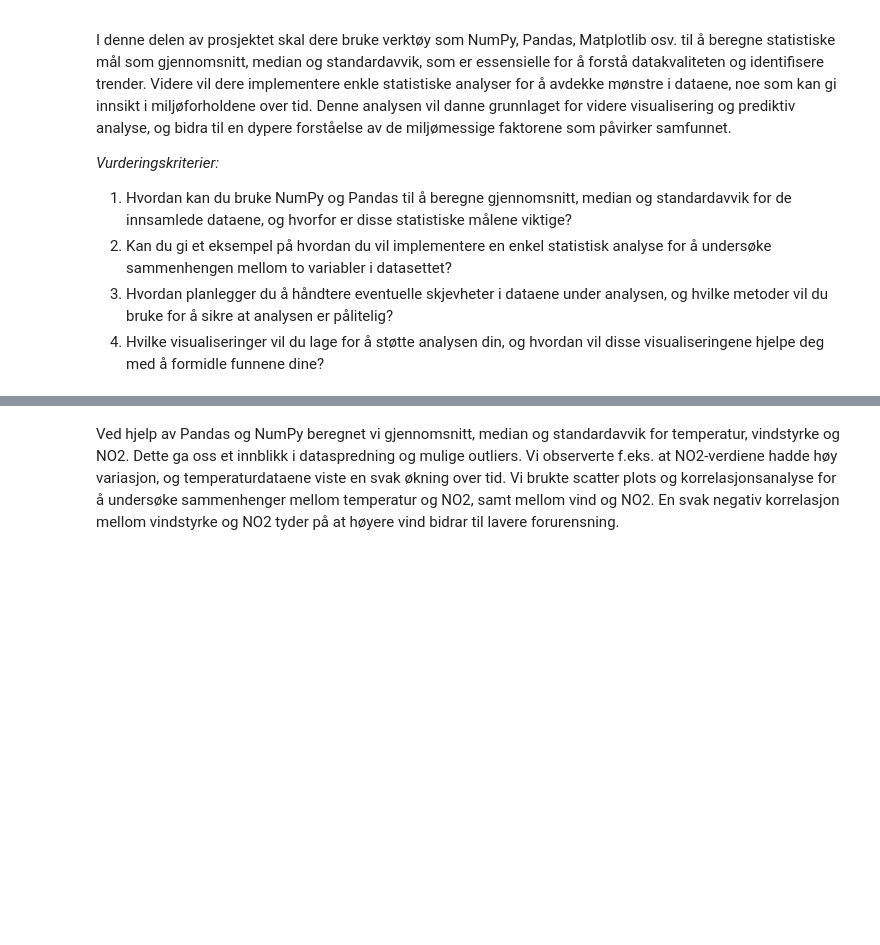
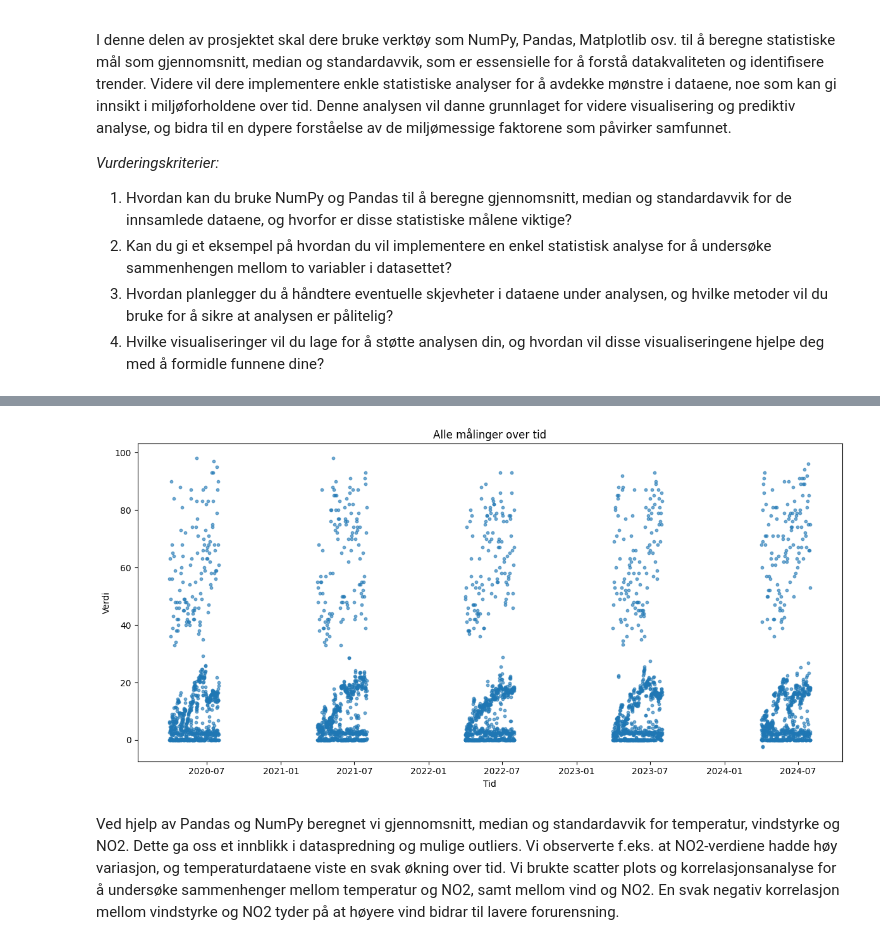
Before and after one commit to andre-hegre/Miljoeanalyse, a Jupyter notebook: proj_environment-main/notebooks/Dataanalyse.ipynb, the cells around one changed output, grey strips where cells are left out. Cells and saved outputs as stored; diff of their text form; code cells hidden in the pictures; blank space fills up the shorter version.

```diff
--- a/proj_environment-main/notebooks/Dataanalyse.ipynb
+++ b/proj_environment-main/notebooks/Dataanalyse.ipynb
@@ -60,6 +60,14 @@ print(f"Gjennomsnittstemperatur: {mean_temp}")
 print(f"Median: {median_temp}")
 print(f"Standardavvik: {std_temp}")
 print(f"Korrelasjon mellom temperatur og tid: {correlation}")
+
+plt.figure(figsize=(12, 6))
+plt.scatter(df["referenceTime"], df["value"], alpha=0.6, s=10)
+plt.title("Alle målinger over tid")
+plt.xlabel("Tid")
+plt.ylabel("Verdi")
+plt.tight_layout()
+plt.show()
 # %% [output]
 Gjennomsnittstemperatur: 16.251967213114753
 Median: 5.9
@@ -68,3 +76,4 @@ Korrelasjon mellom temperatur og tid: 0.028275803009636852
+[figure, added]
 # %% [markdown]
 Ved hjelp av Pandas og NumPy beregnet vi gjennomsnitt, median og standardavvik for temperatur, vindstyrke og NO2. Dette ga oss et innblikk i dataspredning og mulige outliers. Vi observerte f.eks. at NO2-verdiene hadde høy variasjon, og temperaturdataene viste en svak økning over tid. Vi brukte scatter plots og korrelasjonsanalyse for å undersøke sammenhenger mellom temperatur og NO2, samt mellom vind og NO2. En svak negativ korrelasjon mellom vindstyrke og NO2 tyder på at høyere vind bidrar til lavere forurensning.
 # %% [markdown]
```
Also changed, not shown: parts of 3 cells of this notebook.
